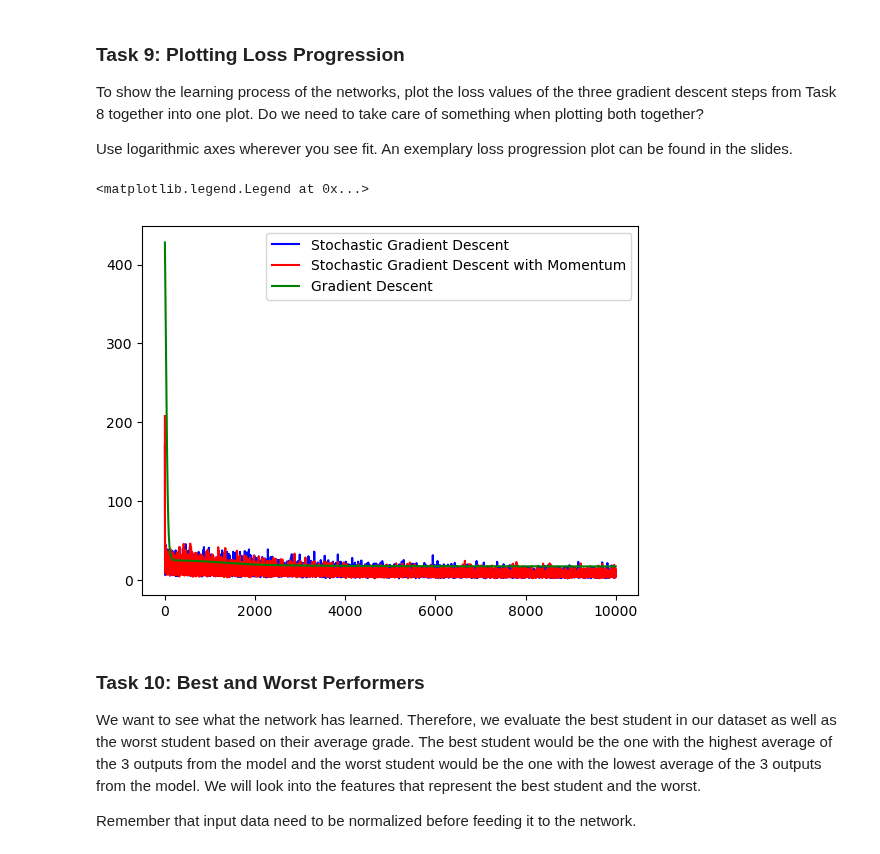
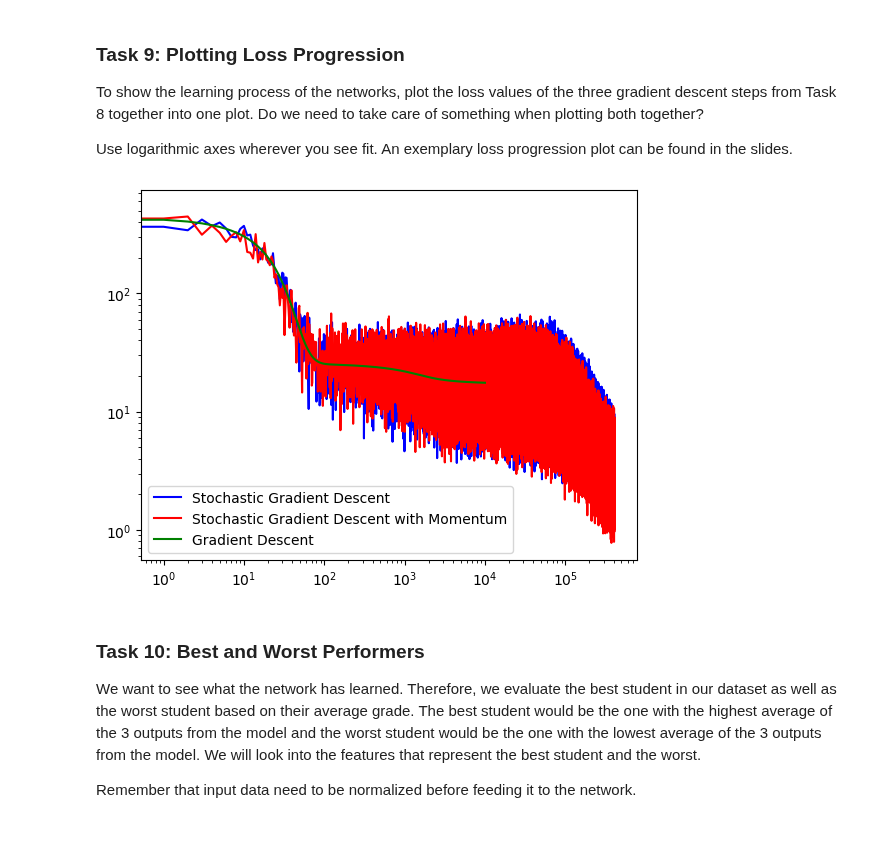
Before and after one commit to hangchenxie/uzh-deeplearning24, a Jupyter notebook: DL-Assignment04.ipynb, the cells around one changed output. Saved outputs shown, nothing was run; the diff lists cells and outputs as text; code cells hidden in the pictures.

```diff
--- a/DL-Assignment04.ipynb
+++ b/DL-Assignment04.ipynb
@@ -231,7 +229,7 @@ Implement a loss function that returns the squared loss $\mathcal J^{L_2} = \fra
 Use `numpy` or `scipy` functionality for this task.
 # %%
 def loss(Y, T):
-  return 1/Y.shape[1] * numpy.linalg.norm(Y-T)**2
+  return 1/Y.shape[1] * numpy.mean(numpy.linalg.norm(Y-T)**2)
 # %% [markdown]
 ### Task 6: Gradient Implementation
 
@@ -270,10 +268,17 @@ def gradient_descent(X, T, Theta, B, eta=0.001, mu=None):
 
   # iterate over batches
   for epoch in range(max_epochs):
-    print(F"Epoch {epoch+1}/{max_epochs}")
-    for x,t,e in batch(X, T, B):
+    # print(F"Epoch {epoch+1}/{max_epochs}")
+    for i, (x,t,e) in enumerate(batch(X, T, B)):
+      # if e:
+      #   print(F"  Batch {i+1}/{max_batches}")
+      # if i == max_batches-1:
+      #   print(F"  Batch {i+1}/{max_batches} (last)")
+      if i == max_batches:
+        break
       # compute network output
       Y, H = network(x, Theta)
+
       # compute and append loss
       loss_values.append(loss(Y, t))
 
@@ -309,7 +314,7 @@ Run the gradient descent three times, first as normal gradient descent, second a
 
 How can you achieve this without requiring separate implementations of the ``gradient_descent`` function from Task 7?
 # %%
-K = 10
+K = 30
 D = X.shape[0]
 O = T.shape[0]
 W1 = numpy.random.uniform(-1, 1, (K+1, D)) * numpy.sqrt(1/(D))
@@ -353,13 +358,14 @@ An exemplary loss progression plot can be found in the slides.
 # %%
 from matplotlib import pyplot
 
 pyplot.plot(SGD, "b-", label="Stochastic Gradient Descent")
 pyplot.plot(SGD_Mo, "r-", label="Stochastic Gradient Descent with Momentum")
 pyplot.plot(GD, "g-", label="Gradient Descent")
+pyplot.loglog()
 pyplot.legend()
+pyplot.show()
 # %% [output]
-<matplotlib.legend.Legend at 0x...>
-[figure, old version]
+[figure, new version]
 # %% [markdown]
 ### Task 10: Best and Worst Performers
 
```
Also changed, not shown: parts of 6 cells of this notebook.
